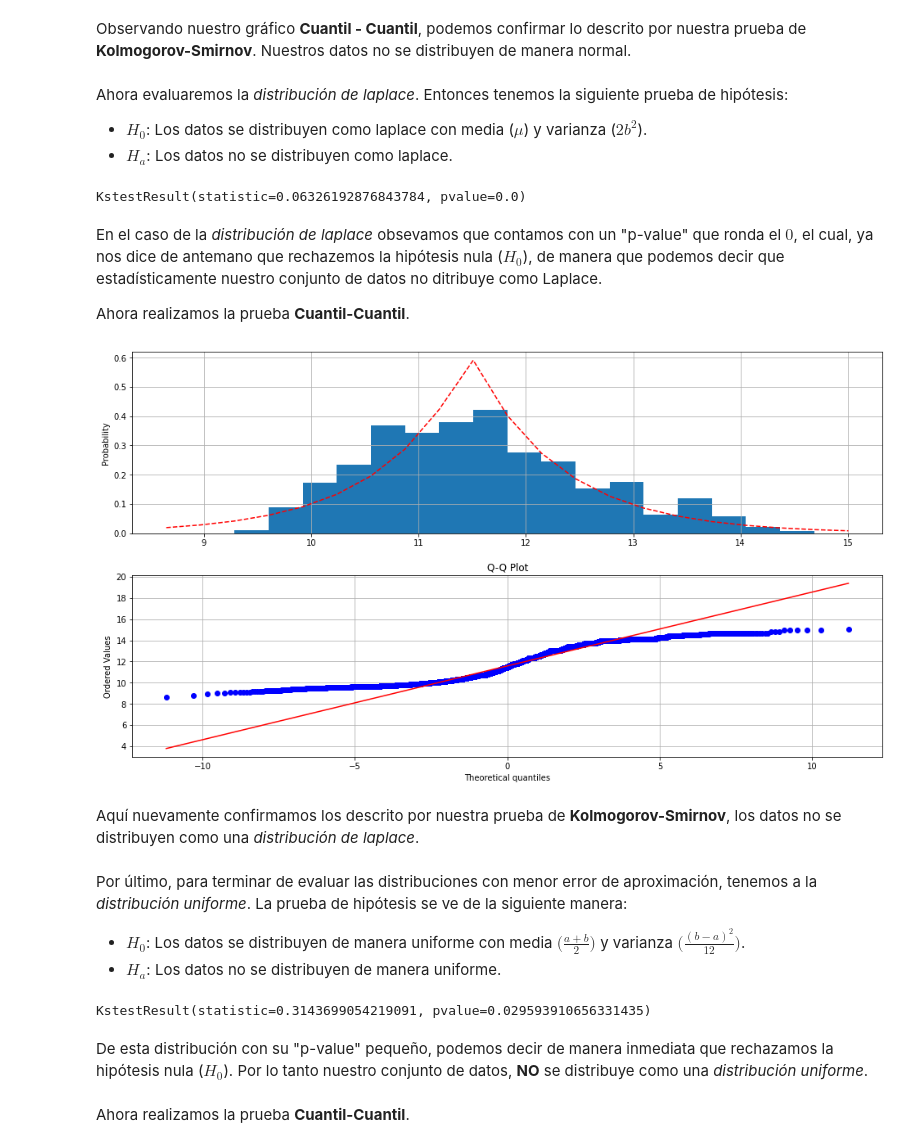
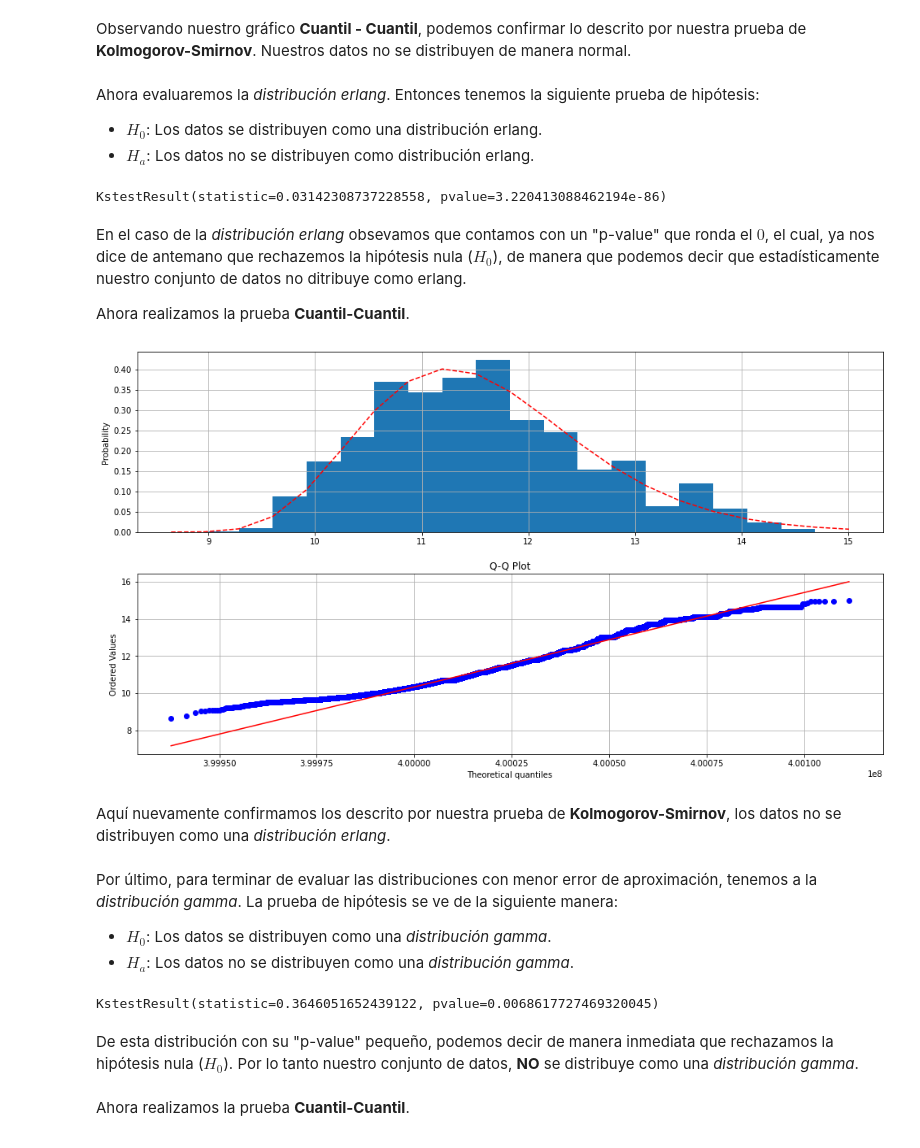
Before and after one commit to JuanPablo2019/Proyecto_modulo1, a Jupyter notebook: ProyectoModulo1_MaganaJ_PinedaB.ipynb, the cells around one changed output. Drawn from its saved outputs; the diff is of its cells as text; code cells hidden in the pictures.

```diff
--- a/ProyectoModulo1_MaganaJ_PinedaB.ipynb
+++ b/ProyectoModulo1_MaganaJ_PinedaB.ipynb
@@ -487,0 +372,15 @@ error_kde
+# %%
+# Definimos nuestro kde en una función.
+f_uni_kde_d = lambda x: kde_univariate.evaluate(x)
+
+# Definimos métrica de error.
+# Almacenamos la distribución real.
+y_real, x_real = np.histogram(data['CHANNEL_TYPE'], bins=8, density=True)
+x_real = x_real[1:]
+
+# Definimos la distribución generada por el KDE.
+y_est = f_uni_kde_d(x_real)
+
+# Calculamos el error.
+error_kde =((y_real-y_est)**2).sum()
+print(f'El error de la suma de la resta de cuadrados que se obtuvo entre nuestro KDE y la distribución real es de: {((error_kde)).round(4)}')
@@ -497,18 +396,15 @@ from scipy.stats import expon
 # %%
-y,x,_=plt.hist(channel,bins=8,density=True,label='data') # en un hist puedo almacenar y,x
-x = x[1:]
-plt.hist(channel,bins=20,density=True,label='data')
+# A fin de comparar. Visualizamos nuestros datos respecto a una distribución exponencial continua.
+plt.hist(channel,bins=8,density=True,label='data')
 
 error = pd.DataFrame(index=['expon'], columns=['error'])
 
-params = expon.fit(channel)
-y_hat = expon.pdf(x)
+params = st.expon.fit(channel)
+y_hat = st.expon.pdf(x_real)
 error['error']=((y-y_hat)**2).sum() #SSE
 
-
-
 plt.title('PDF exponencial')
-plt.plot(x,y_hat,label='')
+plt.plot(x_real,y_hat,label='')
 plt.legend()
 error
 # %% [output]
@@ -1044,8 +946,8 @@ Comenzamos comparando con la _distribución normal_, de manera que nuestra prueb
 # %%
 # Comenzamos para la distribución normal. Prueba Kolmogorov-Smirnov.
 # Definimos los parámetros para la distribución.
-normal_params = st.norm.fit(x)
+chi2_params = st.chi2.fit(x)
 
 # Definimos prueba de hipotesis.
-st.kstest(x, lambda x: st.norm.cdf(x,*normal_params))
+st.kstest(x, lambda x: st.chi2.cdf(x,*chi2_params))
 # %% [output]
@@ -1064,11 +966,11 @@ def plot_pdf_qq(v_ale_real: 'Variables aleatorias de la distribución real',
     fig, ax = plt.subplots(2,1, figsize=(14,8))
     fig.tight_layout(pad=3.0)
 
-    y, x, _ = ax[0].hist(v_ale_hipo, divisiones, density=True, label='Histograma mediciones')
+    y, x, _ = ax[0].hist(v_ale_real, bins, density=True, label='Histograma mediciones')
 
     # Función de distribución de probabilidad la cual creemos que mis datos distribuyen
     dist = distribution
-    params = getattr(st, dist).fit(v_ale_hipo)
+    params = getattr(st, dist).fit(v_ale_real)
 
     # Graficar PDF de la distribución que queremos probar
     y_hat = getattr(st, dist).pdf(x, *params)
@@ -1077,7 +979,7 @@ def plot_pdf_qq(v_ale_real: 'Variables aleatorias de la distribución real',
     ax[0].grid()
 
     # Gráfica de Q-Q entre mis datos y la curva que quiero probar que sigue mi distribución (dist)
-    grap2 = st.probplot(v_ale_hipo, dist=dist, sparams=getattr(st, dist).fit(x)[:-2], plot=ax[1], fit=True)
+    grap2 = st.probplot(v_ale_real, dist=dist, sparams=getattr(st, dist).fit(x)[:-2], plot=ax[1], fit=True)
     ax[1].grid()
     ax[1].set_title('Q-Q Plot')
 
@@ -1096,48 +998,48 @@ plot_pdf_qq(v_ale_real, bins_norm, distribution_name)
 # %% [markdown]
 Observando nuestro gráfico **Cuantil - Cuantil**, podemos confirmar lo descrito por nuestra prueba de **Kolmogorov-Smirnov**. Nuestros datos no se distribuyen de manera normal.
 # %% [markdown]
-Ahora evaluaremos la _distribución de laplace_. Entonces tenemos la siguiente prueba de hipótesis:
-- $H_{0}$: Los datos se distribuyen como laplace con media ($\mu$) y varianza ($2b^{2}$).
-- $H_{a}$: Los datos no se distribuyen como laplace.
+Ahora evaluaremos la _distribución erlang_. Entonces tenemos la siguiente prueba de hipótesis:
+- $H_{0}$: Los datos se distribuyen como una distribución erlang.
+- $H_{a}$: Los datos no se distribuyen como distribución erlang.
 # %%
-# Prueba Kolmogorov-Smirnov. Para la distribución de laplace.
+# Prueba Kolmogorov-Smirnov. Para la distribución de erlang.
 # Definimos los parámetros para la distribución.
-laplace_params = st.laplace.fit(x)
+erlang_params = st.erlang.fit(x)
 
 # Definimos prueba de hipotesis.
-st.kstest(x, lambda x: st.laplace.cdf(x,*laplace_params))
+st.kstest(x, lambda x: st.erlang.cdf(x,*erlang_params))
 # %% [output]
-KstestResult(statistic=0.06326192876843784, pvalue=0.0)
+KstestResult(statistic=0.03142308737228558, pvalue=3.220413088462194e-86)
 # %% [markdown]
-En el caso de la _distribución de laplace_ obsevamos que contamos con un "p-value" que ronda el $0$, el cual, ya nos dice de antemano que rechazemos la hipótesis nula ($H_{0}$), de manera que podemos decir que estadísticamente nuestro conjunto de datos no ditribuye como Laplace.
+En el caso de la _distribución erlang_ obsevamos que contamos con un "p-value" que ronda el $0$, el cual, ya nos dice de antemano que rechazemos la hipótesis nula ($H_{0}$), de manera que podemos decir que estadísticamente nuestro conjunto de datos no ditribuye como erlang.
 
 Ahora realizamos la prueba **Cuantil-Cuantil**.
 # %%
 # Graficamos la distribución y el q-q plot.
-# Ahora para la distribución de laplace
-distribution_name2 = 'laplace'
+# Ahora para la distribución de erlang
+distribution_name2 = 'erlang'
 
 # Graficamos.
 plot_pdf_qq(v_ale_real, bins_norm, distribution_name2)
 # %% [output]
-[figure, old version]
+[figure, new version]
 # %% [markdown]
-Aquí nuevamente confirmamos los descrito por nuestra prueba de **Kolmogorov-Smirnov**, los datos no se distribuyen como una _distribución de laplace_.
+Aquí nuevamente confirmamos los descrito por nuestra prueba de **Kolmogorov-Smirnov**, los datos no se distribuyen como una _distribución erlang_.
 # %% [markdown]
-Por último, para terminar de evaluar las distribuciones con menor error de aproximación, tenemos a la _distribución uniforme_. La prueba de hipótesis se ve de la siguiente manera:
-- $H_{0}$: Los datos se distribuyen de manera uniforme con media $\big(\frac{a+b}{2}\big)$ y varianza $\big(\frac{(b-a)^2}{12}\big)$.
-- $H_{a}$: Los datos no se distribuyen de manera uniforme.
+Por último, para terminar de evaluar las distribuciones con menor error de aproximación, tenemos a la _distribución gamma_. La prueba de hipótesis se ve de la siguiente manera:
+- $H_{0}$: Los datos se distribuyen como una _distribución gamma_.
+- $H_{a}$: Los datos no se distribuyen como una _distribución gamma_.
 # %%
 # Prueba Kolmogorov-Smirnov. Para la distribución de uniforme.
 # Definimos los parámetros para la distribución.
-uniform_params = st.uniform.fit(y_real)
+gamma_params = st.gamma.fit(y_real)
 
 # Definimos prueba de hipotesis.
-st.kstest(y_real, lambda x: st.uniform.cdf(x,*uniform_params))
+st.kstest(y_real, lambda x: st.gamma.cdf(x,*gamma_params))
 # %% [output]
-KstestResult(statistic=0.3143699054219091, pvalue=0.029593910656331435)
+KstestResult(statistic=0.3646051652439122, pvalue=0.0068617727469320045)
 # %% [markdown]
-De esta distribución con su "p-value" pequeño, podemos decir de manera inmediata que rechazamos la hipótesis nula ($H_{0}$). Por lo tanto nuestro conjunto de datos, **NO** se distribuye como una _distribución uniforme_.
+De esta distribución con su "p-value" pequeño, podemos decir de manera inmediata que rechazamos la hipótesis nula ($H_{0}$). Por lo tanto nuestro conjunto de datos, **NO** se distribuye como una _distribución gamma_.
 # %% [markdown]
 Ahora realizamos la prueba **Cuantil-Cuantil**.
 # %%
```
Also changed, not shown: parts of 138 cells of this notebook.
